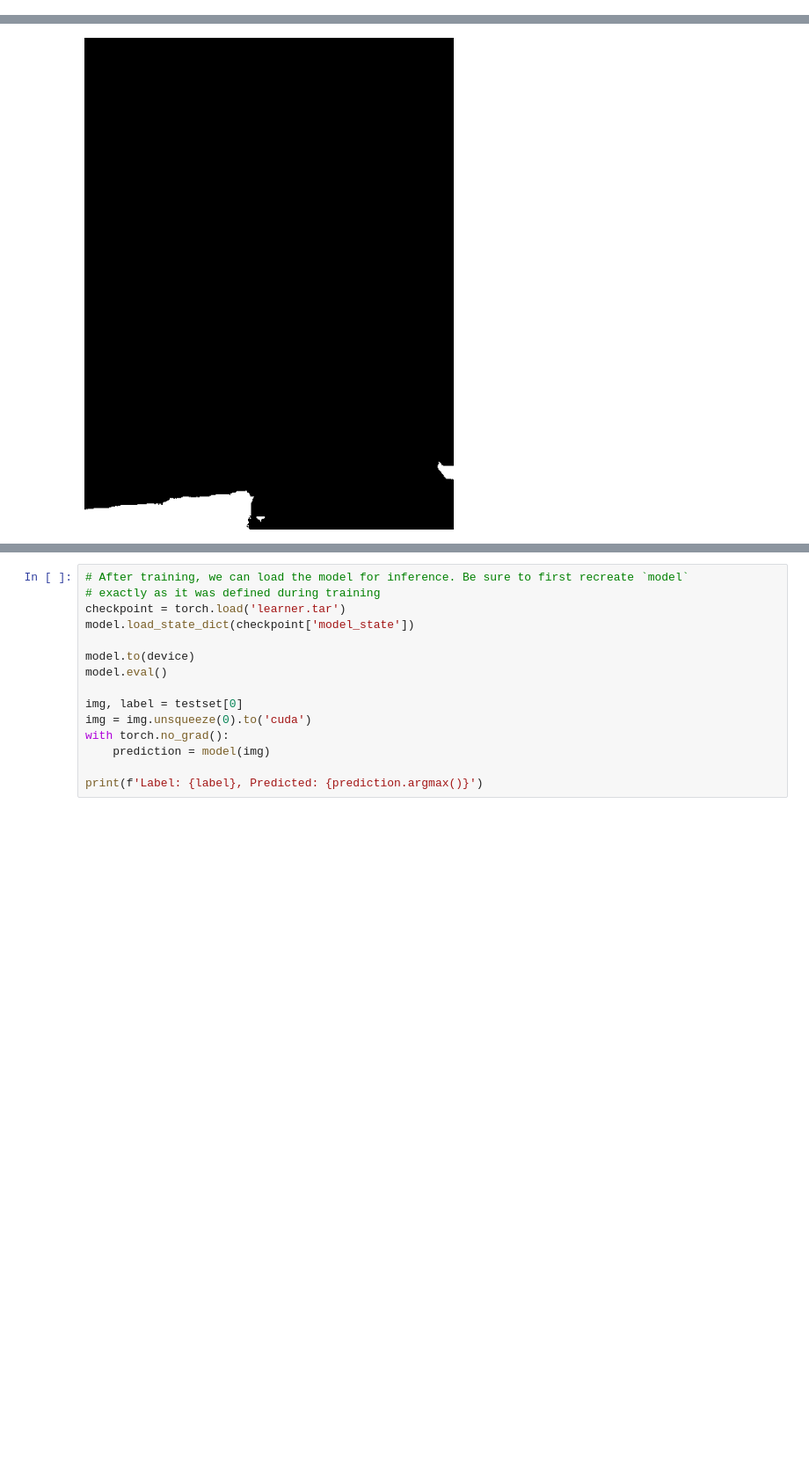
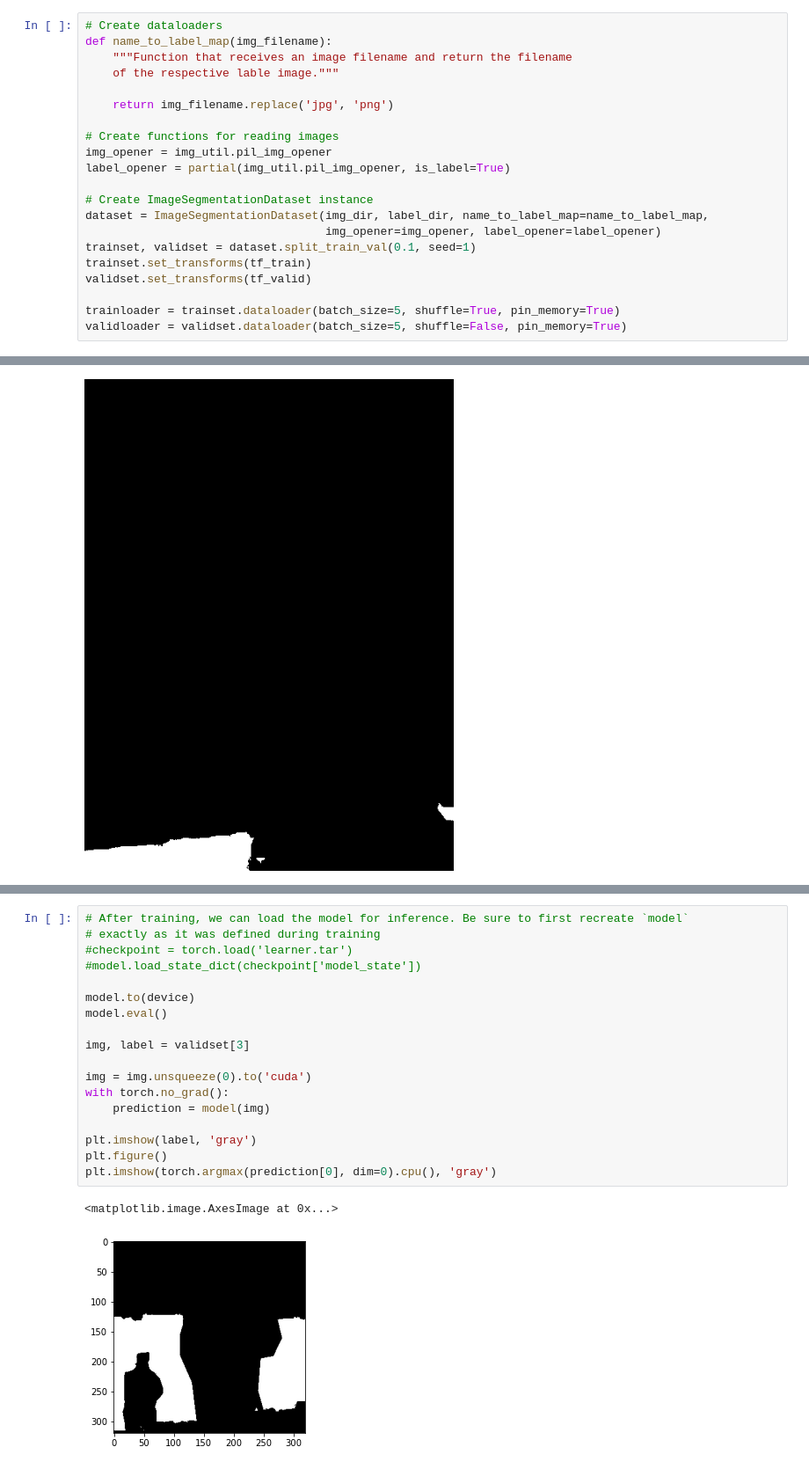
Before and after one commit to chcomin/torchtrainer, a Jupyter notebook: notebooks/examples/Image segmentation.ipynb, the cells around one changed output, grey strips where cells are left out. Shown at 88% size. Cells and saved outputs as stored; diff of their text form; blank space fills up the shorter version.

```diff
--- a/notebooks/examples/Image segmentation.ipynb
+++ b/notebooks/examples/Image segmentation.ipynb
@@ -81,3 +92,24 @@ validloader = validset.dataloader(batch_size=5, shuffle=False)
+# %%
+# Create dataloaders
+def name_to_label_map(img_filename):
+    """Function that receives an image filename and return the filename
+    of the respective lable image."""
+
+    return img_filename.replace('jpg', 'png')
+
+# Create functions for reading images
+img_opener = img_util.pil_img_opener
+label_opener = partial(img_util.pil_img_opener, is_label=True)
+
+# Create ImageSegmentationDataset instance
+dataset = ImageSegmentationDataset(img_dir, label_dir, name_to_label_map=name_to_label_map,
+                                   img_opener=img_opener, label_opener=label_opener)
+trainset, validset = dataset.split_train_val(0.1, seed=1)
+trainset.set_transforms(tf_train)
+validset.set_transforms(tf_valid)
+
+trainloader = trainset.dataloader(batch_size=5, shuffle=True, pin_memory=True)
+validloader = validset.dataloader(batch_size=5, shuffle=False, pin_memory=True)
 # %%
 # Visualize images in the dataset
 # We can use the get_item method to obtain the original images (if we use trainset[0], the images will be already
@@ -116,15 +207,21 @@ plt.plot(learner.acc_funcs_history['acc'])
 # %%
 # After training, we can load the model for inference. Be sure to first recreate `model`
 # exactly as it was defined during training
-checkpoint = torch.load('learner.tar')
-model.load_state_dict(checkpoint['model_state'])
+#checkpoint = torch.load('learner.tar')
+#model.load_state_dict(checkpoint['model_state'])
 
 model.to(device)
 model.eval()
 
-img, label = testset[0]
+img, label = validset[3]
+
 img = img.unsqueeze(0).to('cuda')
 with torch.no_grad():
     prediction = model(img)
 
-print(f'Label: {label}, Predicted: {prediction.argmax()}')
+plt.imshow(label, 'gray')
+plt.figure()
+plt.imshow(torch.argmax(prediction[0], dim=0).cpu(), 'gray')
+# %% [output]
+<matplotlib.image.AxesImage at 0x...>
+[figure, added]
```
Also changed, not shown: parts of 11 cells of this notebook, 1 other file.
